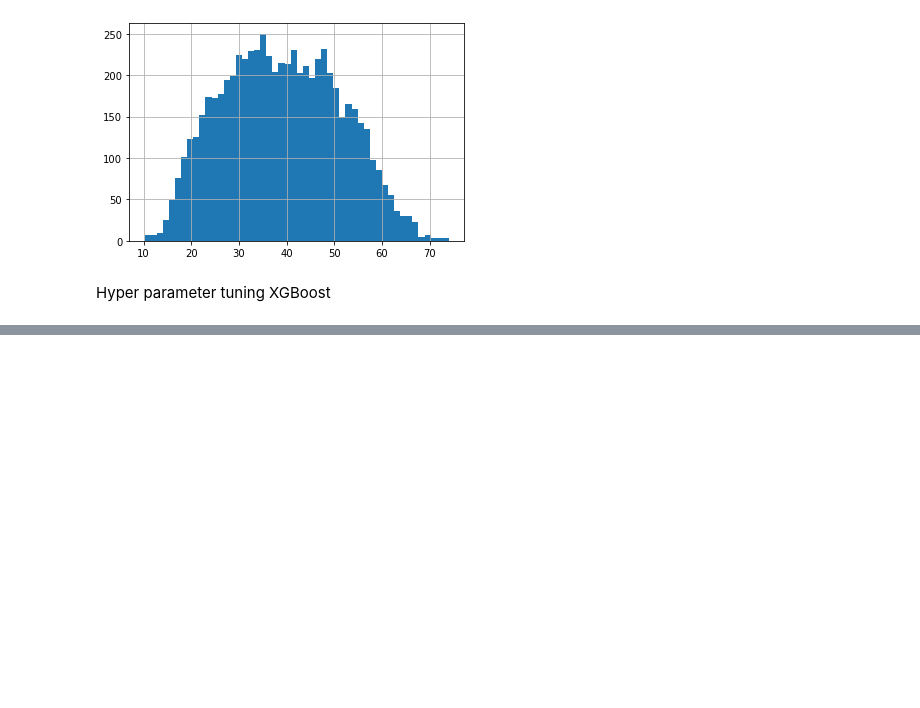
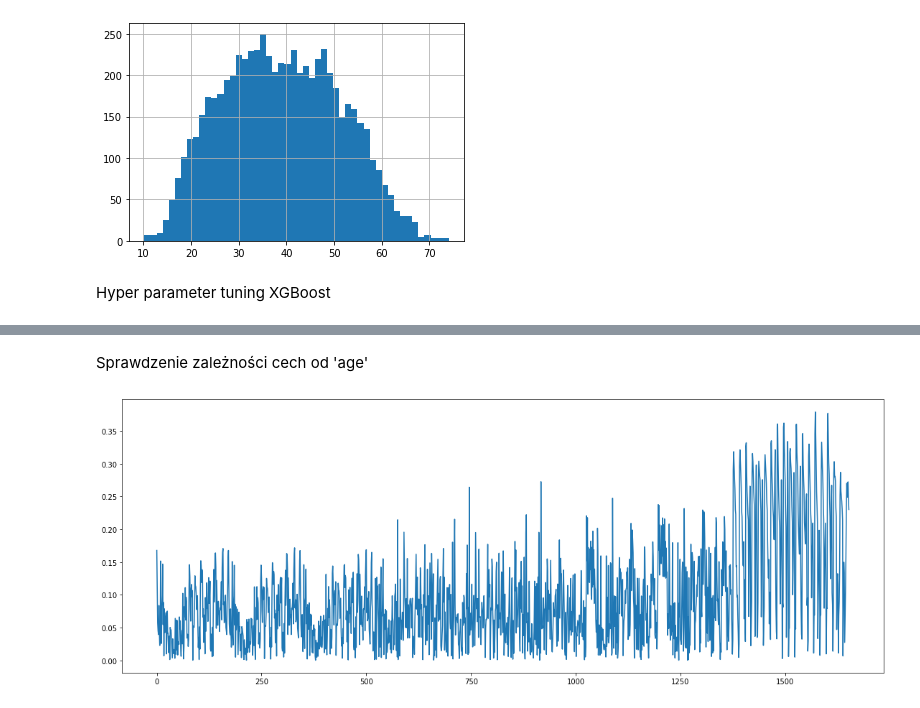
Before and after one commit to center4ml/EEG_age, a Jupyter notebook: models_EEG.ipynb, the cells around one changed output, grey strips where cells are left out. Drawn from its saved outputs; the diff is of its cells as text; code cells hidden in the pictures; blank space fills up the shorter version.

```diff
--- a/models_EEG.ipynb
+++ b/models_EEG.ipynb
@@ -911,0 +1084,2 @@ KeyboardInterrupt:
+# %%
+y_corr=corr_y['y']
@@ -911,0 +1101,2 @@ KeyboardInterrupt:
+# %%
+y_corr.drop(y_corr.tail(1).index,inplace=True)
@@ -911,0 +1118,12 @@ KeyboardInterrupt:
+# %%
+df_y_corr=pd.DataFrame(y_corr)
+# %%
+df_y_corr['id']=[x for x in range(len(df_y_corr))]
+# %% [markdown]
+Sprawdzenie zależności cech od 'age'
+# %%
+plt.figure(figsize=(19, 7))
+plt.plot(df_y_corr['id'], df_y_corr['y'])
+plt.show()
+# %% [output]
+[figure, added]
```
Also changed, not shown: parts of 131 cells of this notebook.
